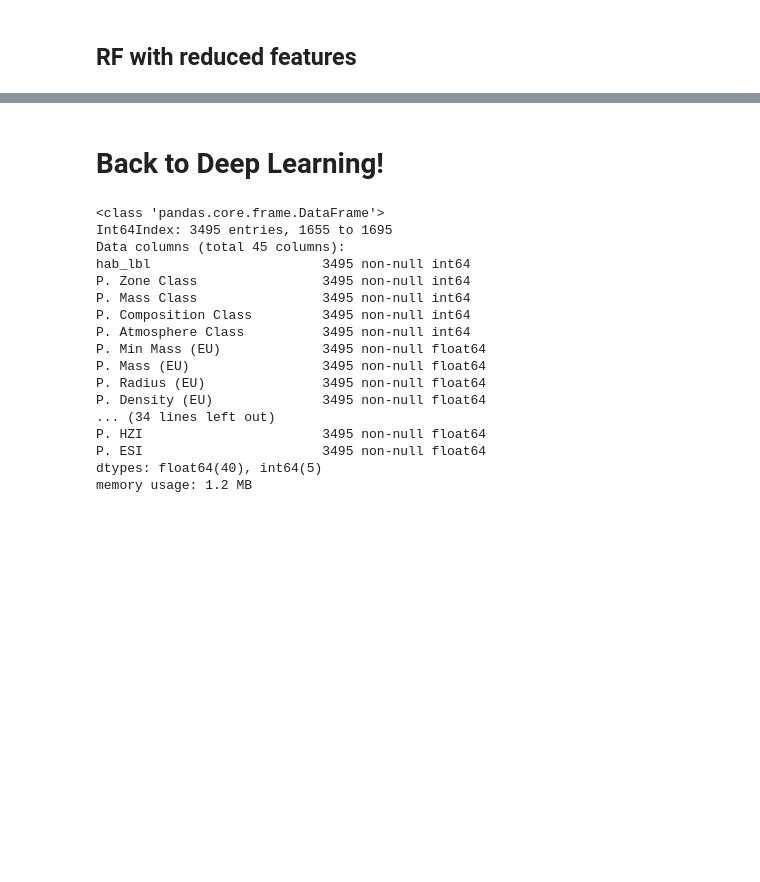
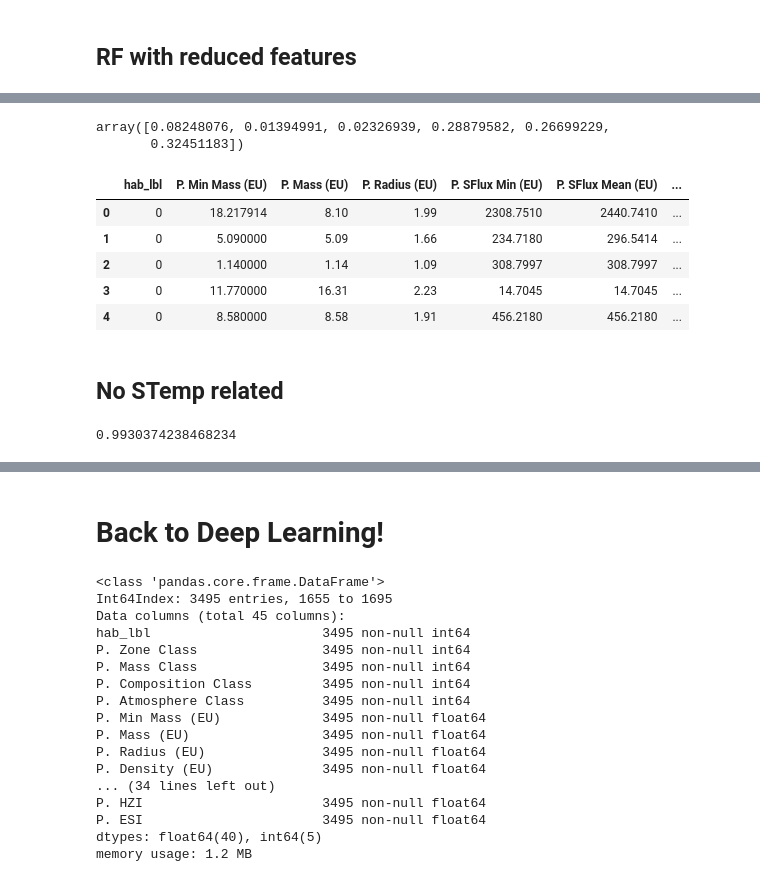
Before and after one commit to yrahul3910/habitability-classification, a Jupyter notebook: All_features_model_v4.ipynb, the cells around one changed output, grey strips where cells are left out. Cells and saved outputs as stored; diff of their text form; code cells hidden in the pictures; blank space fills up the shorter version.

```diff
--- a/All_features_model_v4.ipynb
+++ b/All_features_model_v4.ipynb
@@ -141,0 +320,16 @@ weighted avg       1.00      1.00      1.00       514
+# %%
+clf.feature_importances_
+# %% [output]
+array([0.08248076, 0.01394991, 0.02326939, 0.28879582, 0.26699229,
+       0.32451183])
+# %%
+df.head()
+# %% [output]
+|  | hab_lbl | P. Min Mass (EU) | P. Mass (EU) | P. Radius (EU) | P. SFlux Min (EU) | P. SFlux Mean (EU) | ... |
+| 0 | 0 | 18.217914 | 8.10 | 1.99 | 2308.7510 | 2440.7410 | ... |
+| 1 | 0 | 5.090000 | 5.09 | 1.66 | 234.7180 | 296.5414 | ... |
+| 2 | 0 | 1.140000 | 1.14 | 1.09 | 308.7997 | 308.7997 | ... |
+| 3 | 0 | 11.770000 | 16.31 | 2.23 | 14.7045 | 14.7045 | ... |
+| 4 | 0 | 8.580000 | 8.58 | 1.91 | 456.2180 | 456.2180 | ... |
+# %% [markdown]
+## No STemp related
@@ -141,0 +344,6 @@ weighted avg       1.00      1.00      1.00       514
+# %%
+clf = RandomForestClassifier()
+clf.fit(x_train, y_train)
+clf.score(x_test, y_test)
+# %% [output]
+0.9930374238468234
```
Also changed, not shown: parts of 40 cells of this notebook.
